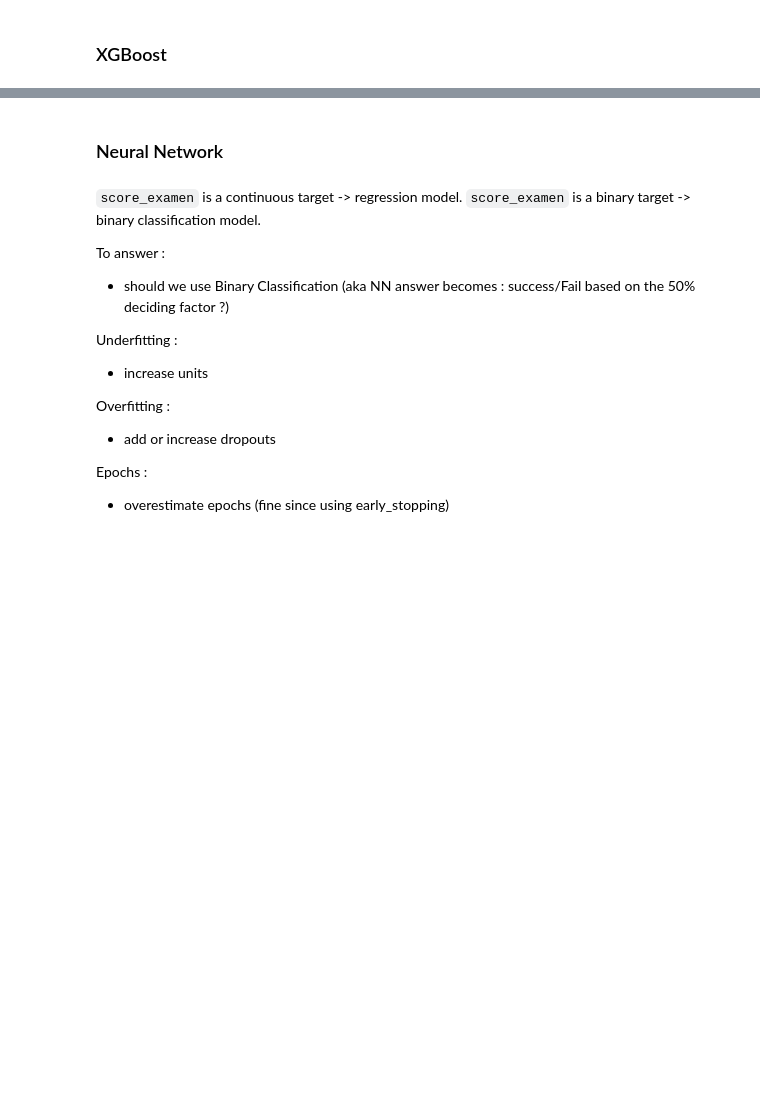
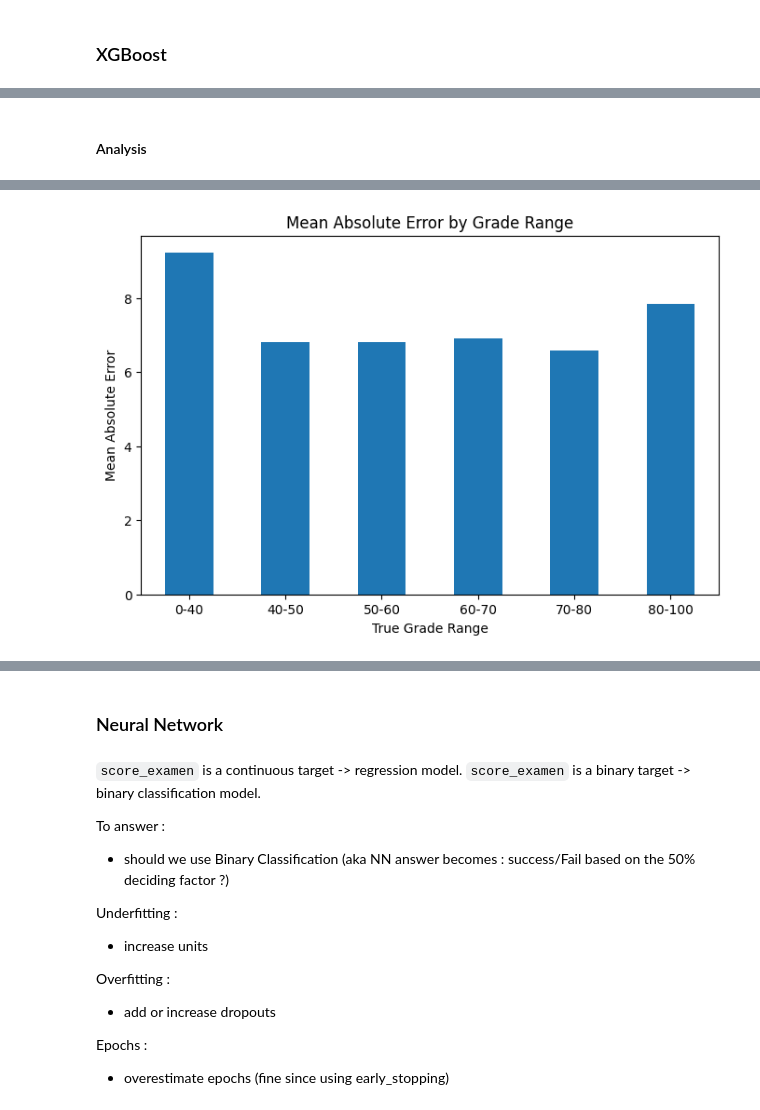
Before and after one commit to Muten-Roshi-Sama/MachineLearningLabs_4eiai40, a Jupyter notebook: Project2026/failure_prediction.ipynb, the cells around one changed output, grey strips where cells are left out. Saved outputs shown, nothing was run; the diff lists cells and outputs as text; code cells hidden in the pictures; blank space fills up the shorter version.

```diff
--- a/Project2026/failure_prediction.ipynb
+++ b/Project2026/failure_prediction.ipynb
@@ -1534,5 +2003,7 @@ print(all_results)
 # %%
 from xgboost import XGBRegressor as XGBR
+from xgboost.callback import EarlyStopping
+from xgboost import callback
 
 # Parameter Tuning :
 #
@@ -1560,19 +2031,17 @@ def train_XGBR_dataset(dataset_variant, y_train, y_valid, name=None):
     dataset_name = name or dataset_variant.get("description", "dataset")
 
     # Define the model
-    my_model_2 = XGBR(
+    model = XGBR(
         random_state=0,
         n_estimators=1000,
-        # early_stopping_rounds=5,  # not to be added here
+        early_stopping_rounds=5,  # not to be added here
         learning_rate=0.05,
         n_jobs=2
     )
 
     # Fit the model
-    my_model_2.fit(
-        X_train,
-        y_train,
-        early_stopping_rounds=5,
+    model.fit(
+        X_train, y_train,
         eval_set=[(X_valid, y_valid)], #set aside some data for calculating the validation scores
         verbose=False
     )
@@ -1589,0 +2103,62 @@ def train_XGBR_dataset(dataset_variant, y_train, y_valid, name=None):
+# %% [markdown]
+#### Analysis
+# %%
+# =================== XGBoost ===================
+
+all_results = pd.concat([
+    XGB_single_res,
+    XGB_multi_res,
+    XGB_scaled_res,
+], ignore_index=True)
+
+print("XGBoost :")
+print(all_results)
+
+print("Chosen dataset : multi_encoded")
+model, preds, res = XGB_multi_model, XGB_multi_preds, XGB_multi_res
+X_train = dataset["multi_encoded"]["X_train"]
+X_valid = dataset["multi_encoded"]["X_valid"]
+
+
+# ---- Analysis -----
+XGB_scores = analyze_train_validation_scores(model, X_train, X_valid, y_train, y_valid )
+XGB_residuals = analyze_residuals(y_valid, preds)
+# plot_residual_distribution(XGB_residuals)
+# plot_residuals_vs_predictions(XGB_residuals)
+XGB_error_by_range = compute_error_by_range(XGB_residuals, verbose=False)
+plot_error_by_range(XGB_error_by_range)
+XGB_critical_mae = analyze_critical_zone(
+    XGB_residuals,
+    lower=40,
+    upper=60
+)
+
+XGB_cm, XGB_report, XGB_true_class, XGB_preds_class = (
+    evaluate_threshold_classification(
+        y_valid,
+        XGB_multi_preds,
+        threshold=50
+    )
+)
+XGB_fp_fn = analyze_fp_fn(XGB_cm)
+
+
+# Store values
+model_analysis["XGBoost"] = {
+    "mae": XGB_multi_res["mae"].iloc[0],
+    "rmse": XGB_multi_res["rmse"].iloc[0],
+    "r2": XGB_multi_res["r2"].iloc[0],
+
+    "train_r2": XGB_scores["train_r2"].iloc[0],
+    "valid_r2": XGB_scores["valid_r2"].iloc[0],
+    "gap": XGB_scores["gap"].iloc[0],
+
+    "critical_mae": XGB_critical_mae,
+
+    "fail_recall": XGB_report["0"]["recall"],
+    "accuracy": XGB_report["accuracy"],
+
+    "false_positives": XGB_fp_fn["FP"],
+    "false_negatives": XGB_fp_fn["FN"]
+}
+# %% [output]
@@ -1589,0 +2182 @@ def train_XGBR_dataset(dataset_variant, y_train, y_valid, name=None):
+[figure, added]
```
Also changed, not shown: parts of 35 cells of this notebook, 1 other file.
